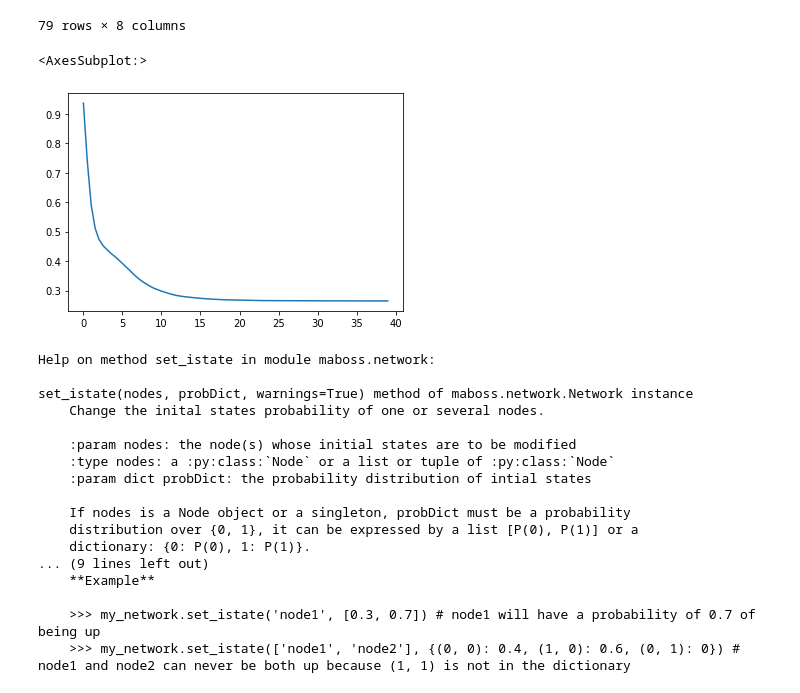
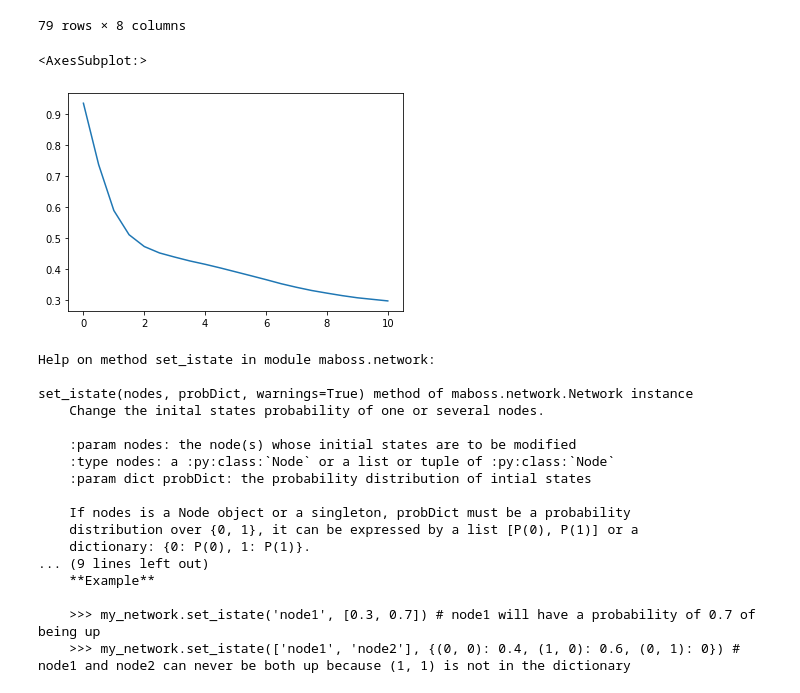
Before and after one commit to vincent-noel/MaBoSS_Course, a Jupyter notebook: course/Tutorial.ipynb, the cells around one changed output. Cells and saved outputs as stored; diff of their text form; code cells hidden in the pictures.

```diff
--- a/course/Tutorial.ipynb
+++ b/course/Tutorial.ipynb
@@ -36,10 +52,12 @@ table
 | 39.0 | 0.202719 | 0.000000 | 0.434370 | 0.061991 | 0.000000 | 0.000000 | ... |
 79 rows × 8 columns
 # %%
-(table["<nil>"]+table["CellCycleArrest"]).plot()
+n_ap_n_inv = table["<nil>"]+table["CellCycleArrest"]
-# %% [output]
-<AxesSubplot:>
-[figure, removed]
+# %%
+n_ap_n_inv[n_ap_n_inv.index <= 10].plot()
+# %% [output]
+<AxesSubplot:>
+[figure, added]
 # %%
 no_ecm_no_dd = model_invasion.copy()
 # %%
```
Also changed, not shown: parts of 26 cells of this notebook, 2 other files.
